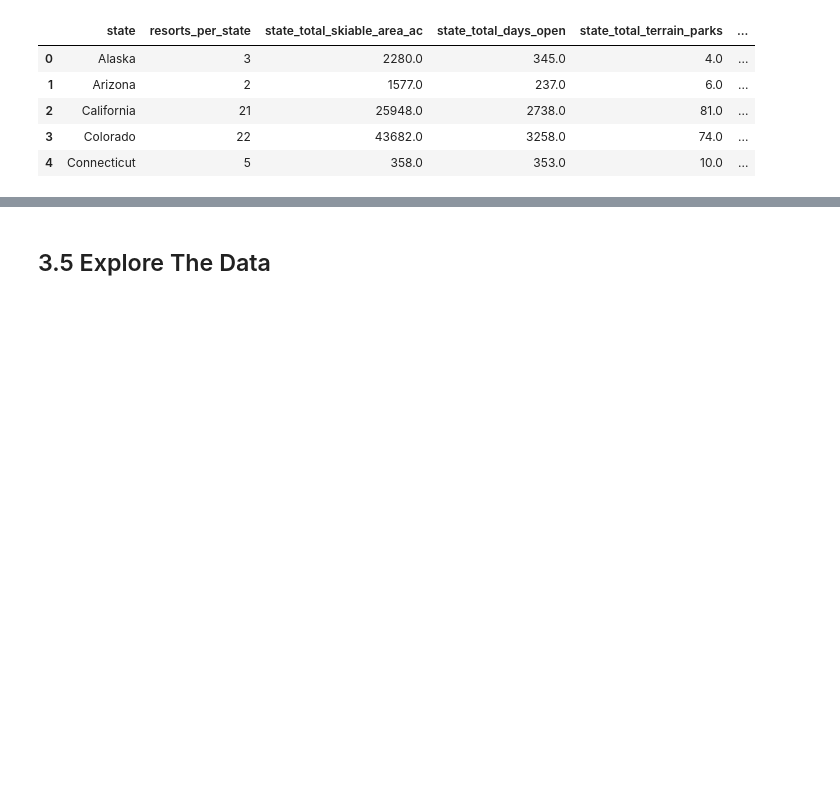
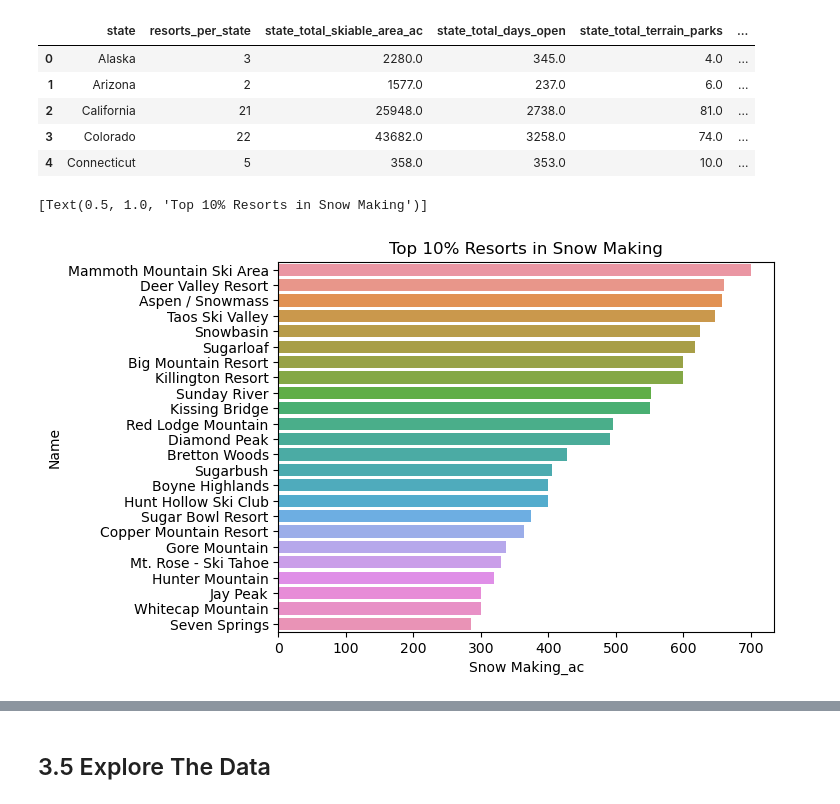
Before and after one commit to shoe-bin/DataScienceGuidedCapstone, a Jupyter notebook: Notebooks/03_exploratory_data_analysis.ipynb, the cells around one changed output, grey strips where cells are left out. Cells and saved outputs as stored; diff of their text form; code cells hidden in the pictures; blank space fills up the shorter version.

Commit message:
Added quartile bar plots to EDA notebook and uploading Results Presentation

```diff
--- a/Notebooks/03_exploratory_data_analysis.ipynb
+++ b/Notebooks/03_exploratory_data_analysis.ipynb
@@ -120,3 +120,16 @@ state_summary.head()
 | 2 | California | 21 | 25948.0 | 2738.0 | 81.0 | ... |
 | 3 | Colorado | 22 | 43682.0 | 3258.0 | 74.0 | ... |
 | 4 | Connecticut | 5 | 358.0 | 353.0 | 10.0 | ... |
+# %%
+snow_making_df = ski_data[['Name','Snow Making_ac']].sort_values(by='Snow Making_ac', ascending=False).reset_index(drop=True)
+vertical_drop_df = ski_data[['Name','vertical_drop']].sort_values(by='vertical_drop', ascending=False).reset_index(drop=True)
+fastQuads_df = ski_data[['Name','fastQuads']].sort_values(by='fastQuads', ascending=False).reset_index(drop=True)
+runs_df = ski_data[['Name','Runs']].sort_values(by='Runs', ascending=False).reset_index(drop=True)
+# %%
+sm_top_10 = snow_making_df['Snow Making_ac'].quantile(0.90)
+sm_df_10 = snow_making_df[snow_making_df['Snow Making_ac'] > sm_top_10]
+sm_df_10[sm_df_10['Name'] == 'Big Mountain Resort']
+sns.barplot(y = sm_df_10['Name'], x=sm_df_10['Snow Making_ac']).set(title = 'Top 10% Resorts in Snow Making')
+# %% [output]
+[Text(0.5, 1.0, 'Top 10% Resorts in Snow Making')]
+[figure, added]
```
Also changed, not shown: parts of 3 cells of this notebook, 1 other file.
